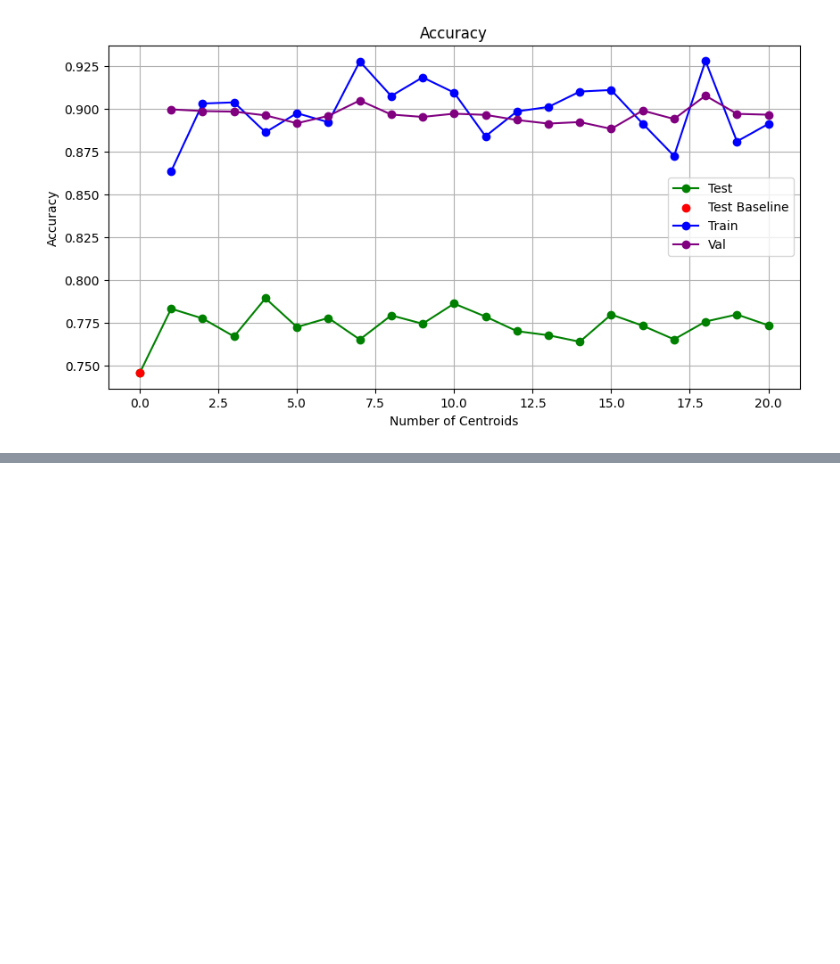
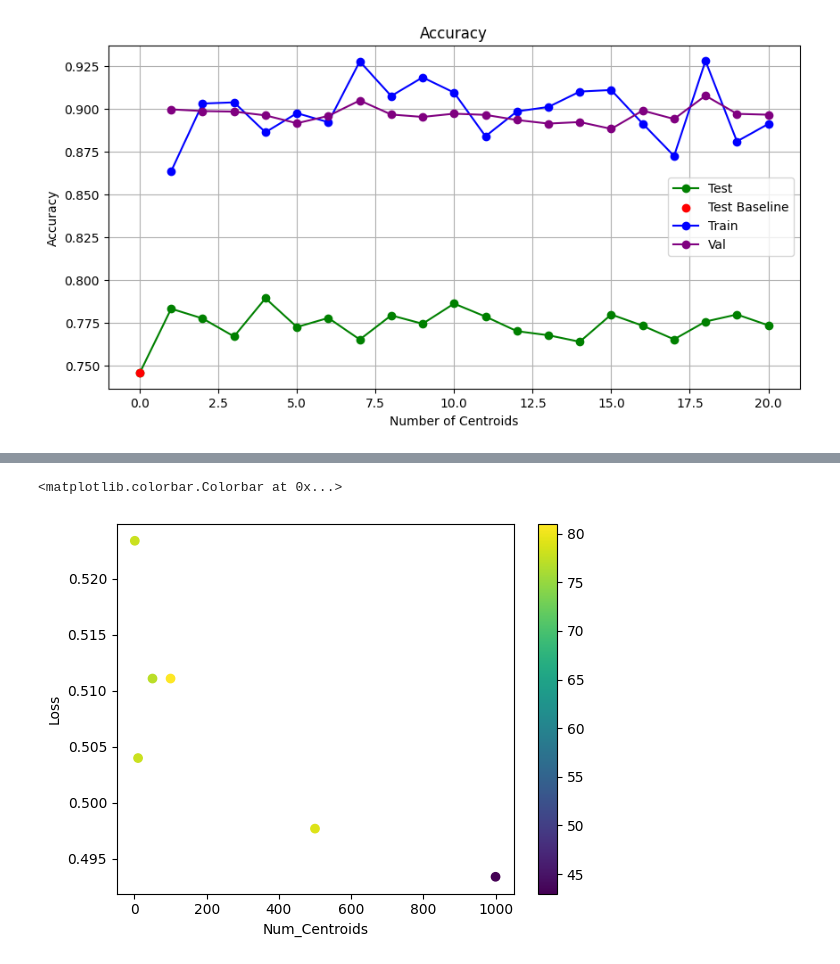
Before and after one commit to jlennartz/MedImSeg, a Jupyter notebook: src/full_vers.ipynb, the cells around one changed output, grey strips where cells are left out. Drawn from its saved outputs; the diff is of its cells as text; code cells hidden in the pictures; blank space fills up the shorter version.

```diff
--- a/src/full_vers.ipynb
+++ b/src/full_vers.ipynb
@@ -312,0 +365,42 @@ plt.show()
+# %%
+%matplotlib inline
+import numpy as np
+import matplotlib.pyplot as pl
+
+# Load the data
+data_test = pd.read_csv('results_only_test.txt', sep="\t")
+data_tr_test = pd.read_csv('results_train_test.txt', sep='\t')
+
+# # Plot Loss
+# fig, ax1 = plt.subplots(figsize=(10, 5))
+
+# # Первичная ось (y-axis) для Loss
+# ax1.plot(data_test['Num_Centroids'], data_test['Loss'], marker="o", color='blue', label="Test Loss")
+# ax1.plot(data_tr_test['Num_Centroids'], data_tr_test['Loss'], marker="o", color='purple', label="Train + Test Loss")
+# ax1.set_xlabel("Number of Centroids")
+# ax1.set_ylabel("Loss", color='blue')
+# ax1.tick_params(axis='y', labelcolor='blue')
+
+# # Добавление третьей оси (Epochs)
+# ax2 = ax1.twinx()
+# ax2.plot(data_test['Num_Centroids'], data_test['Num_epochs'], marker="x", color='green', linestyle='--', label="Epochs")
+# ax2.set_ylabel("Epochs", color='green')
+# ax2.tick_params(axis='y', labelcolor='green')
+
+# # Добавление легенды
+# fig.tight_layout()
+# fig.suptitle("Loss with Epochs", y=1.03)
+# fig.legend(loc="upper right", bbox_to_anchor=(0.85, 0.85))
+# plt.grid(True)
+# plt.show()
+
+
+graph = pl.scatter(data_test['Num_Centroids'], data_test['Loss'], c= data_test['Num_epochs'])
+
+pl.xlabel('Num_Centroids')
+pl.ylabel('Loss')
+# pl.clabel('Num_epochs')
+pl.colorbar(graph)
+# %% [output]
+<matplotlib.colorbar.Colorbar at 0x...>
+[figure, added]
```
Also changed, not shown: parts of 1 cell of this notebook, 10 other files.
